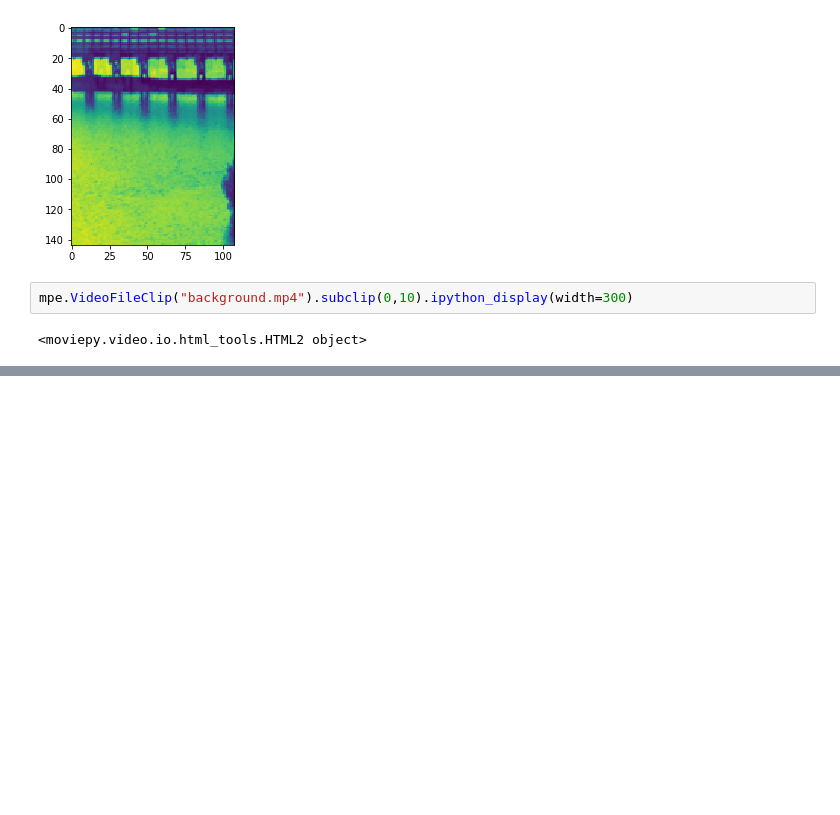
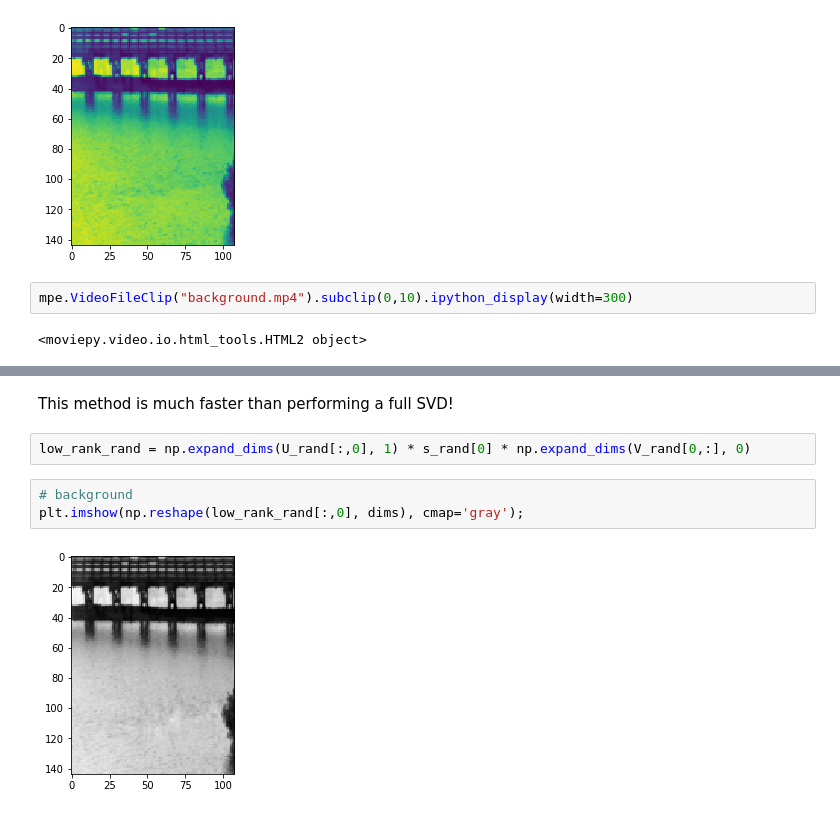
Before and after one commit to carriexu24/Background-Removal-with-SVD, a Jupyter notebook: Background Removal.ipynb, the cells around one changed output, grey strips where cells are left out. Drawn from its saved outputs; the diff is of its cells as text; blank space fills up the shorter version.

```diff
--- a/Background Removal.ipynb
+++ b/Background Removal.ipynb
@@ -133,0 +159,9 @@ mpe.VideoFileClip("background.mp4").subclip(0,10).ipython_display(width=300)
+# %% [markdown]
+This method is much faster than performing a full SVD!
+# %%
+low_rank_rand = np.expand_dims(U_rand[:,0], 1) * s_rand[0] * np.expand_dims(V_rand[0,:], 0)
+# %%
+# background
+plt.imshow(np.reshape(low_rank_rand[:,0], dims), cmap='gray');
+# %% [output]
+[figure, added]
```
Also changed, not shown: parts of 14 cells of this notebook, 1 other file.
